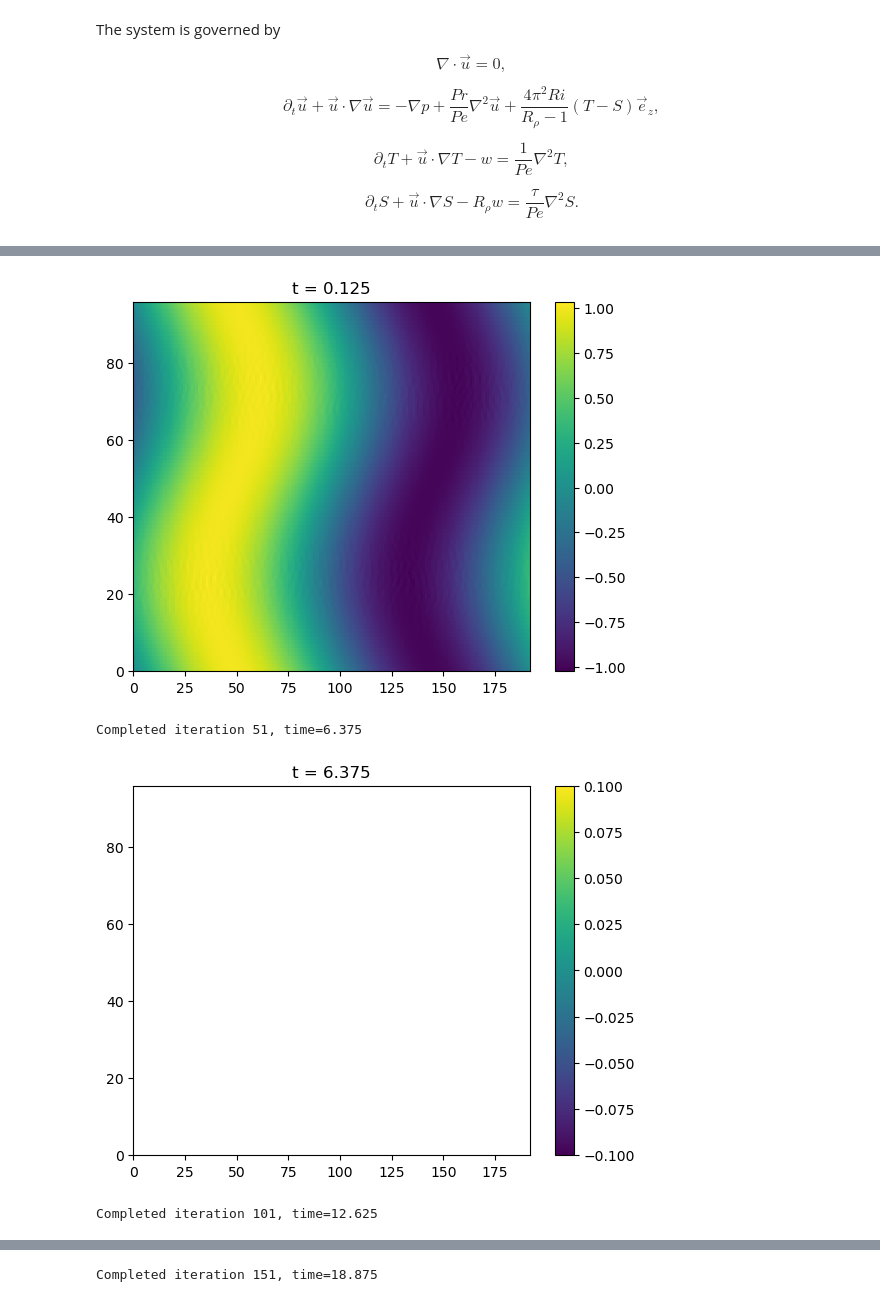
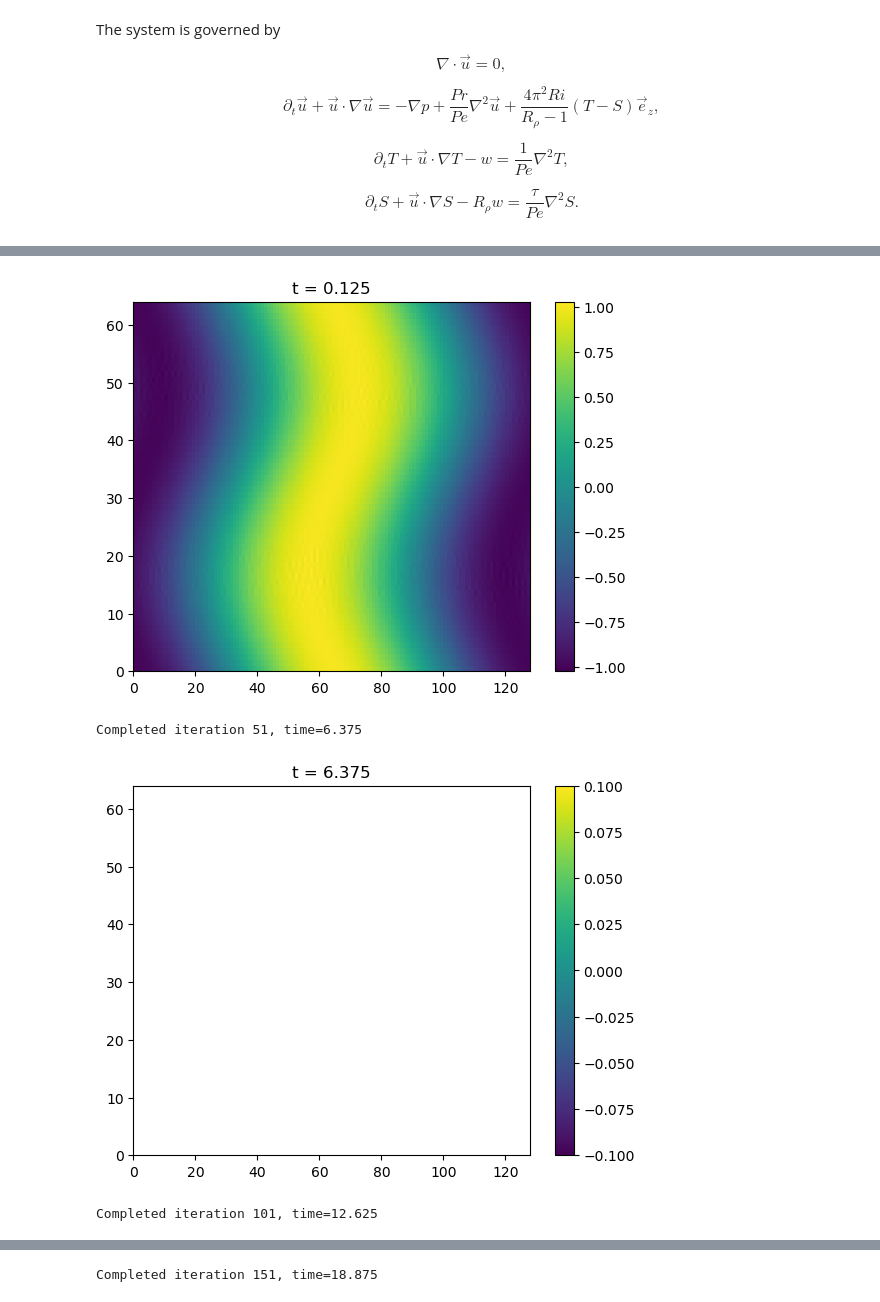
Before and after one commit to ducnguyen-uconn/Thermohaline-Shear_Instability, a Jupyter notebook: reproduce_refs/simulation/2dtest.ipynb, the cells around one changed output, grey strips where cells are left out. Saved outputs shown, nothing was run; the diff lists cells and outputs as text; code cells hidden in the pictures.

```diff
--- a/reproduce_refs/simulation/2dtest.ipynb
+++ b/reproduce_refs/simulation/2dtest.ipynb
@@ -23,7 +23,7 @@ import numpy as np
 import matplotlib.pyplot as plt
 import dedalus.public as d3
 
-dealias = 3/2           # scaling factor
+dealias = 1           # scaling factor
 pi = np.pi
 
 Ri = 1. # Richardson number [= 1 for figure 3]
@@ -91,9 +91,9 @@ p['g'] -= 4*pi*pi*Pr/Pr*np.sin(2*pi*z)
 u.fill_random('g', seed=42, distribution='normal', scale=1e-5) # Random noise
 u['g'][0] -= np.sin(2*pi*z)
 te.fill_random('g', seed=42, distribution='normal', scale=1e-5) # Random noise
-te['g'] -= np.sin(1*pi*x-pi)
+te['g'] -= np.sin(1*pi*x+pi/2)
 sa.fill_random('g', seed=42, distribution='normal', scale=1e-5) # Random noise
-sa['g'] -= np.sin(1*pi*x-pi)
+sa['g'] -= np.sin(1*pi*x+pi/2)
 
 max_timestep = 0.125
 # CFL
@@ -128,6 +128,6 @@ while solver.proceed:
 Starting main loop
 Completed iteration 1, time=0.125
-[figure, old version]
+[figure, new version]
 Completed iteration 51, time=6.375
-[figure, old version]
+[figure, new version]
 Completed iteration 101, time=12.625
```
Also changed, not shown: parts of 1 cell of this notebook.
